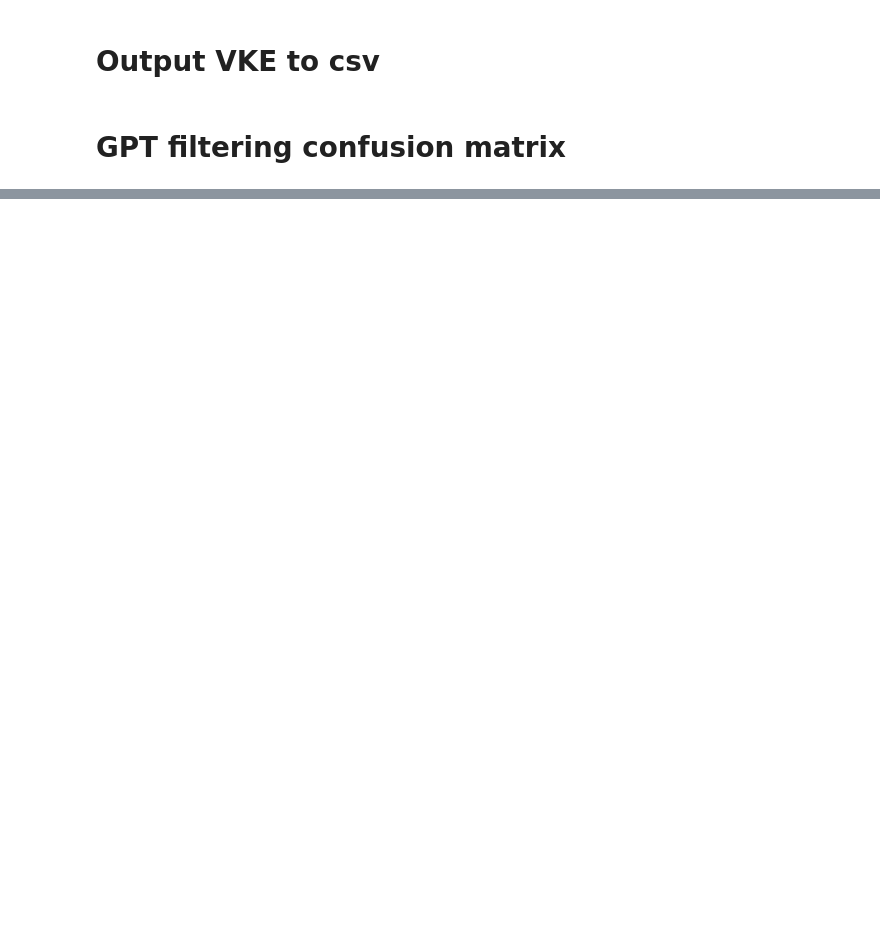
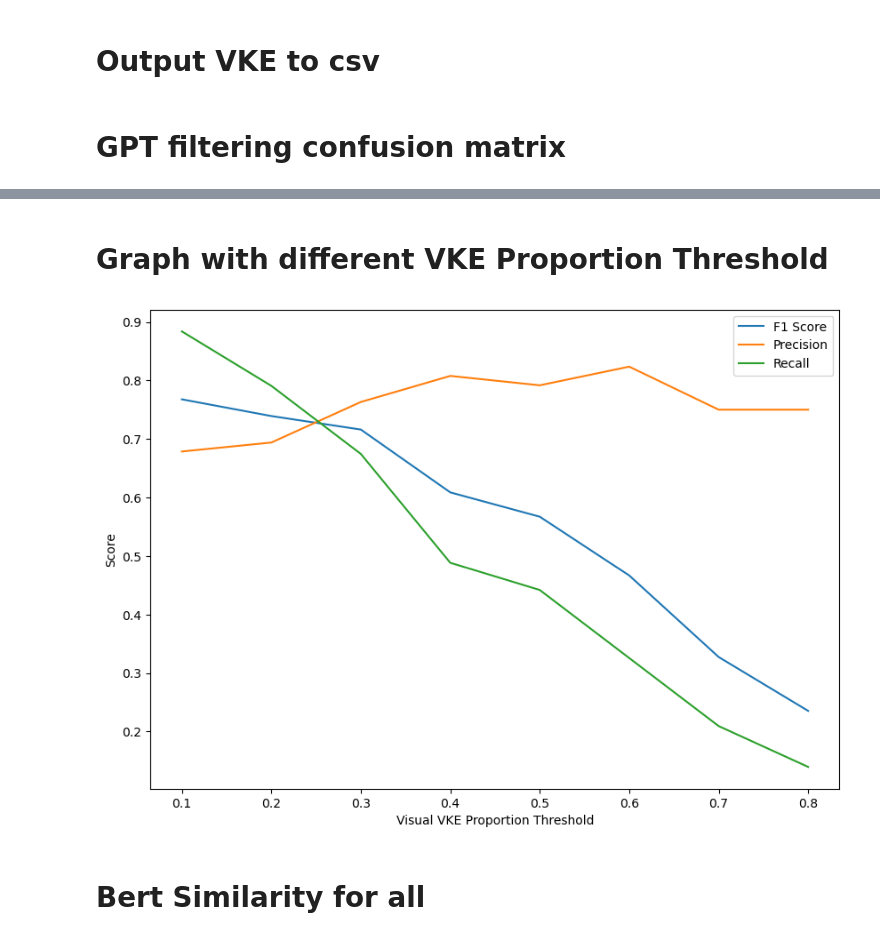
Before and after one commit to shanw25/YT1B-Analysis, a Jupyter notebook: src/result-analysis/good-bad-label-analysis.ipynb, the cells around one changed output, grey strips where cells are left out. Cells and saved outputs as stored; diff of their text form; code cells hidden in the pictures; blank space fills up the shorter version.

```diff
--- a/src/result-analysis/good-bad-label-analysis.ipynb
+++ b/src/result-analysis/good-bad-label-analysis.ipynb
@@ -245,0 +434,56 @@ len(raw_visual_nonvisual)
+# %% [markdown]
+# Graph with different VKE Proportion Threshold
+# %%
+with open(csv_file_path, 'r') as f:
+    reader = csv.reader(f)
+    data = list(reader)
+
+f1_scores = []
+precisions = []
+recalls = []
+
+for i in range(14,22):
+    # Filter out rows where the third column is 'N'
+    data = [row for row in data if row[1] != 'N']
+
+    # Extract the third and fifth columns
+    y_true = [row[1] for row in data]
+    y_pred = [row[i] for row in data]
+    y_true = y_true[1:]
+    y_pred = y_pred[1:]
+
+    # Calculate precision and recall
+    precision = precision_score(y_true, y_pred, pos_label='T')
+    recall = recall_score(y_true, y_pred, pos_label='T')
+    f1 = f1_score(y_true, y_pred, pos_label='T')
+
+    f1_scores.append(f1)
+    precisions.append(precision)
+    recalls.append(recall)
+
+plt.figure(figsize=(10,7))
+plt.plot([0.1, 0.2, 0.3, 0.4, 0.5, 0.6, 0.7, 0.8], f1_scores, label='F1 Score')
+plt.plot([0.1, 0.2, 0.3, 0.4, 0.5, 0.6, 0.7, 0.8], precisions, label='Precision')
+plt.plot([0.1, 0.2, 0.3, 0.4, 0.5, 0.6, 0.7, 0.8], recalls, label='Recall')
+plt.xlabel('Visual VKE Proportion Threshold')
+plt.ylabel('Score')
+plt.legend()
+plt.show()
+
+    # # Calculate confusion matrix
+    # cm = confusion_matrix(y_true, y_pred)
+
+    # # Print precision and recall
+    # print(f'Precision: {precision}')
+    # print(f'Recall: {recall}')
+    # print(f'F1: {f1}')
+
+    # # Draw confusion matrix
+    # plt.figure(figsize=(10,7))
+    # sns.heatmap(cm, annot=True)
+    # plt.xlabel('Predicted')
+    # plt.ylabel('Truth')
+# %% [output]
+[figure, added]
+# %% [markdown]
+# Bert Similarity for all
```
Also changed, not shown: parts of 23 cells of this notebook, 6 other files.
